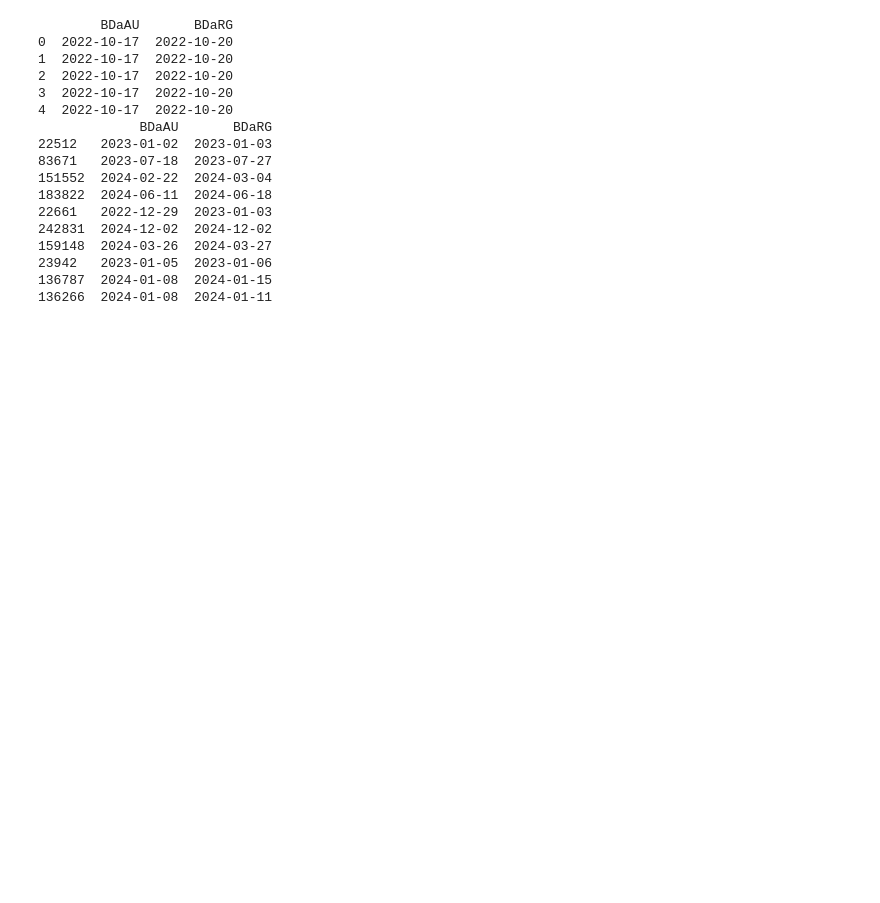
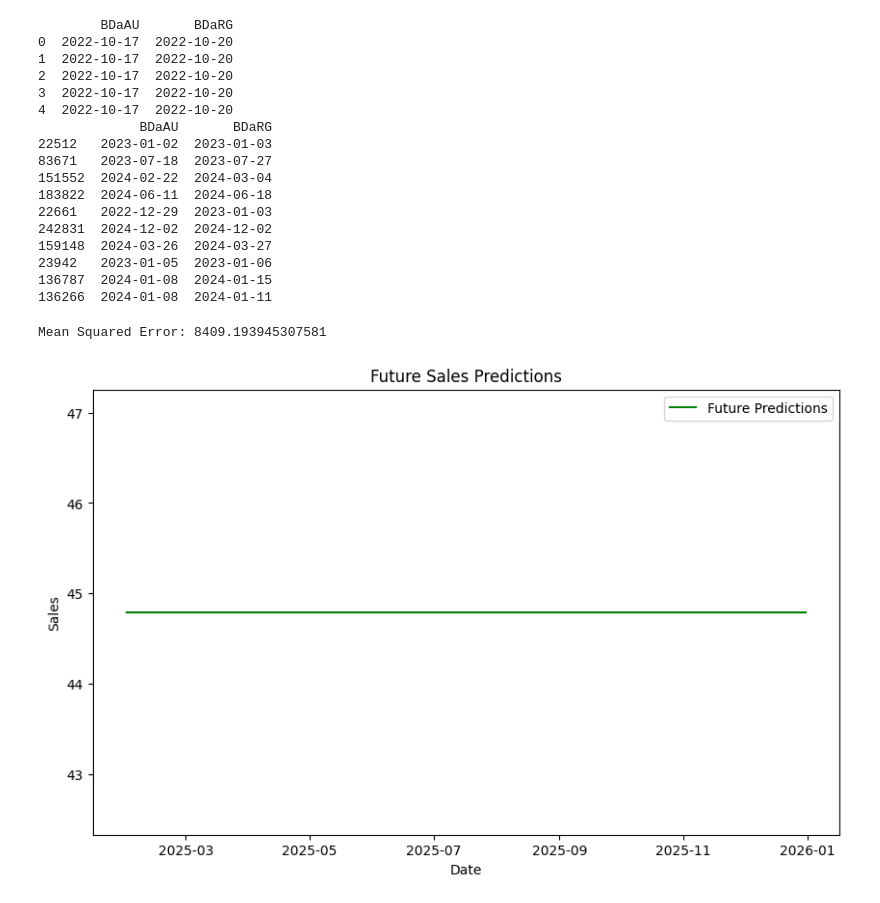
Before and after one commit to jisuseo/forecast_kimsasia, a Jupyter notebook: forecast_kimsasia.ipynb, the cells around one changed output. Drawn from its saved outputs; the diff is of its cells as text; code cells hidden in the pictures; blank space fills up the shorter version.

```diff
--- a/forecast_kimsasia.ipynb
+++ b/forecast_kimsasia.ipynb
@@ -676,3 +676,40 @@ print(dataset_dem[['BDaAU', 'BDaRG']].sample(10).applymap(lambda x: x.strftime('
 23942   2023-01-05  2023-01-06
 136787  2024-01-08  2024-01-15
 136266  2024-01-08  2024-01-11
+# %%
+from sklearn.model_selection import train_test_split
+from sklearn.ensemble import RandomForestRegressor
+from sklearn.metrics import mean_squared_error
+
+# 주요 열 선택 및 결측값 제거
+data = dataset_dem[['BDaAU', 'Menge']].dropna()
+data['BDaAU'] = data['BDaAU'].map(pd.Timestamp.toordinal)
+
+# 데이터셋 분리
+X = data[['BDaAU']]
+y = data['Menge']
+X_train, X_test, y_train, y_test = train_test_split(X, y, test_size=0.2, random_state=42)
+
+model = RandomForestRegressor(n_estimators=100, random_state=42)
+model.fit(X_train, y_train)
+
+y_pred = model.predict(X_test)
+mse = mean_squared_error(y_test, y_pred)
+print(f"Mean Squared Error: {mse}")
+
+# 미래 예측
+future_dates = pd.date_range(start='2025-01-01', end='2025-12-31', freq='M').to_frame(index=False, name='BDaAU')
+future_dates['BDaAU'] = future_dates['BDaAU'].map(pd.Timestamp.toordinal)
+future_predictions = model.predict(future_dates)
+
+# 미래 예측 시각화
+plt.figure(figsize=(10, 6))
+plt.plot(pd.date_range(start='2025-01-01', end='2025-12-31', freq='M'), future_predictions, label='Future Predictions', color='green')
+plt.title('Future Sales Predictions')
+plt.xlabel('Date')
+plt.ylabel('Sales')
+plt.legend()
+plt.show()
+# %% [output]
+Mean Squared Error: 8409.193945307581
+[figure, added]
```
